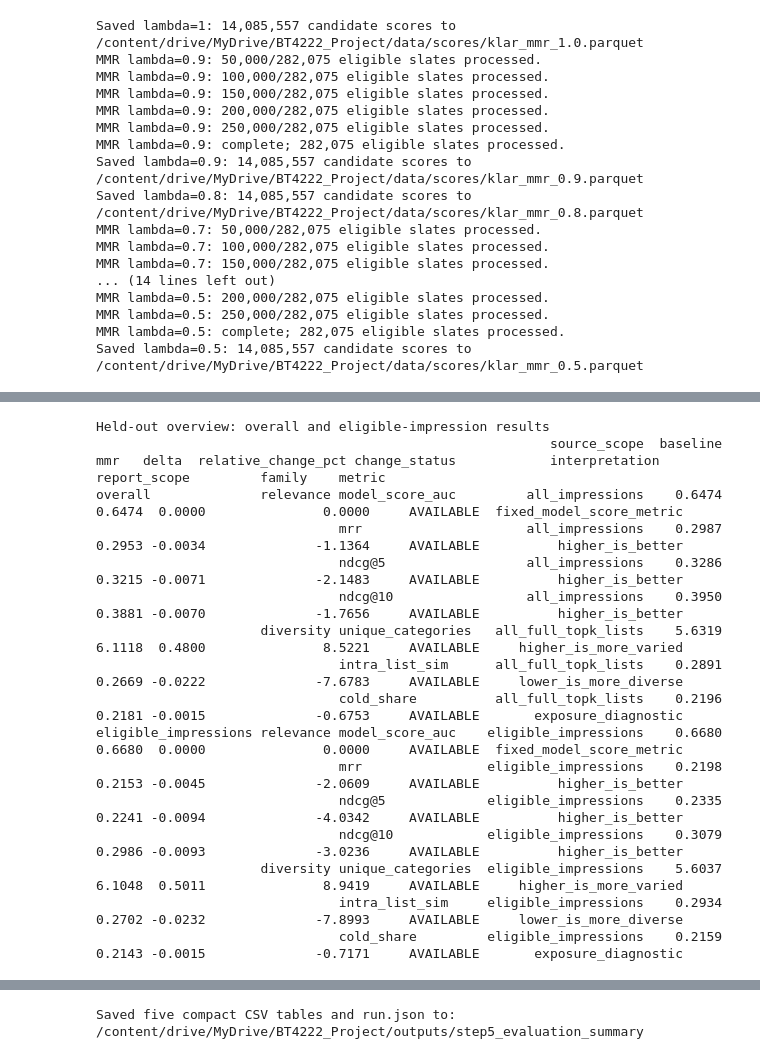
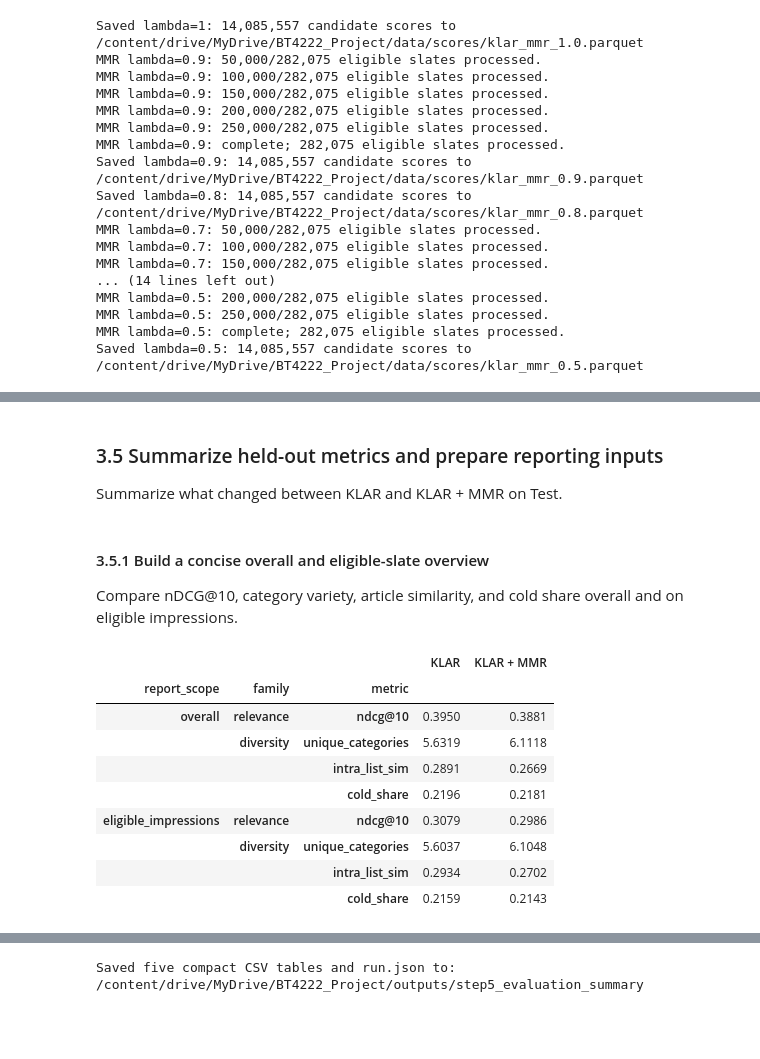
Before and after one commit to Fdiannz/BT4222-Project-Group-4--MIND, a Jupyter notebook: step5_rerank_mmr.ipynb, the cells around one changed output, grey strips where cells are left out. Cells and saved outputs as stored; diff of their text form; code cells hidden in the pictures; blank space fills up the shorter version.

```diff
--- a/step5_rerank_mmr.ipynb
+++ b/step5_rerank_mmr.ipynb
@@ -1217,15 +924,10 @@ The selection cell takes the fallback value computed from the tuning table and r
 # %%
 # --- 2.4.2: Fix the tuning-derived lambda and retain selection evidence. ---
 SELECTED_LAMBDA = FALLBACK_LAMBDA
-selection_method = "no clear elbow; highest category variety within tuning nDCG@10 loss tolerance"
-selection_reason = (
-    f"No clear elbow identified; selected the highest mean category count among tested settings "
-    f"with relative tuning nDCG@10 loss <= {FALLBACK_MAX_NDCG_LOSS_PCT:g}%. "
-    "Exact category ties are resolved by higher nDCG@10, then higher lambda."
-)
+selection_method = "max_category_variety_within_tune_loss_budget"
 selection_record = {
     "rule": "highest category variety within relative tuning nDCG@10 loss tolerance",
-    "method": selection_method, "reason": selection_reason,
+    "method": selection_method,
     "fallback_max_ndcg_loss_pct": FALLBACK_MAX_NDCG_LOSS_PCT,
     "fallback_lambda": FALLBACK_LAMBDA,
     "scope": "eligible_impressions", "relevance_metric": "ndcg@10",
@@ -1643,41 +1264,48 @@ AUC remains a fixed model-score diagnostic; higher cold share is an exposure obs
+# %% [markdown]
+### 3.5 Summarize held-out metrics and prepare reporting inputs
+
+Summarize what changed between KLAR and KLAR + MMR on Test.
+# %% [markdown]
+#### 3.5.1 Build a concise overall and eligible-slate overview
+
+Compare nDCG@10, category variety, article similarity, and cold share overall and on eligible impressions.
 # %%
 # --- 3.5.1: Create a compact overview from the already calculated metric changes. ---
 evaluation_overview_rows = []
 for report_scope, relevance_scope, diversity_scope in [
     ("overall", "all_impressions", "all_full_topk_lists"),
     ("eligible_impressions", "eligible_impressions", "eligible_impressions"),
 ]:
     # Keep the original population scope visible instead of implying identical denominators.
     for family, source_scope, segment, metrics in [
         ("relevance", relevance_scope, "all", ["model_score_auc", "mrr", "ndcg@5", "ndcg@10"]),
         ("diversity", diversity_scope, "list", ["unique_categories", "intra_list_sim", "cold_share"]),
     ]:
         for metric in metrics:
             values = evaluation_results.loc[(family, source_scope, segment, metric)].to_dict()
             evaluation_overview_rows.append({
                 "report_scope": report_scope, "family": family, "metric": metric,
                 "source_scope": source_scope, **values,
             })
 evaluation_overview = pd.DataFrame(evaluation_overview_rows).set_index(["report_scope", "family", "metric"])
 del evaluation_overview_rows
 
-print("Held-out overview: overall and eligible-impression results")
-print(evaluation_overview.to_string(float_format=lambda value: f"{value:.4f}"))
+
+heldout_table = evaluation_overview.loc[
+    evaluation_overview.index.get_level_values("metric").isin(
+        ["ndcg@10", "unique_categories", "intra_list_sim", "cold_share"]
+    ),
+    ["baseline", "mmr"],
+].rename(columns={"baseline": "KLAR", "mmr": "KLAR + MMR"})
+display(heldout_table.round(4))
 # %% [output]
-Held-out overview: overall and eligible-impression results
-                                                          source_scope  baseline    mmr   delta  relative_change_pct change_status            interpretation
-report_scope         family    metric
-overall              relevance model_score_auc         all_impressions    0.6474 0.6474  0.0000               0.0000     AVAILABLE  fixed_model_score_metric
-                               mrr                     all_impressions    0.2987 0.2953 -0.0034              -1.1364     AVAILABLE          higher_is_better
-                               ndcg@5                  all_impressions    0.3286 0.3215 -0.0071              -2.1483     AVAILABLE          higher_is_better
-                               ndcg@10                 all_impressions    0.3950 0.3881 -0.0070              -1.7656     AVAILABLE          higher_is_better
-                     diversity unique_categories   all_full_topk_lists    5.6319 6.1118  0.4800               8.5221     AVAILABLE     higher_is_more_varied
-                               intra_list_sim      all_full_topk_lists    0.2891 0.2669 -0.0222              -7.6783     AVAILABLE     lower_is_more_diverse
-                               cold_share          all_full_topk_lists    0.2196 0.2181 -0.0015              -0.6753     AVAILABLE       exposure_diagnostic
-eligible_impressions relevance model_score_auc    eligible_impressions    0.6680 0.6680  0.0000               0.0000     AVAILABLE  fixed_model_score_metric
-                               mrr                eligible_impressions    0.2198 0.2153 -0.0045              -2.0609     AVAILABLE          higher_is_better
-                               ndcg@5             eligible_impressions    0.2335 0.2241 -0.0094              -4.0342     AVAILABLE          higher_is_better
-                               ndcg@10            eligible_impressions    0.3079 0.2986 -0.0093              -3.0236     AVAILABLE          higher_is_better
-                     diversity unique_categories  eligible_impressions    5.6037 6.1048  0.5011               8.9419     AVAILABLE     higher_is_more_varied
-                               intra_list_sim     eligible_impressions    0.2934 0.2702 -0.0232              -7.8993     AVAILABLE     lower_is_more_diverse
-                               cold_share         eligible_impressions    0.2159 0.2143 -0.0015              -0.7171     AVAILABLE       exposure_diagnostic
+|  |  |  | KLAR | KLAR + MMR |
+| report_scope | family | metric |  |  |
+| overall | relevance | ndcg@10 | 0.3950 | 0.3881 |
+|  | diversity | unique_categories | 5.6319 | 6.1118 |
+|  |  | intra_list_sim | 0.2891 | 0.2669 |
+|  |  | cold_share | 0.2196 | 0.2181 |
+| eligible_impressions | relevance | ndcg@10 | 0.3079 | 0.2986 |
+|  | diversity | unique_categories | 5.6037 | 6.1048 |
+|  |  | intra_list_sim | 0.2934 | 0.2702 |
+|  |  | cold_share | 0.2159 | 0.2143 |
```
Also changed, not shown: parts of 179 cells of this notebook.
